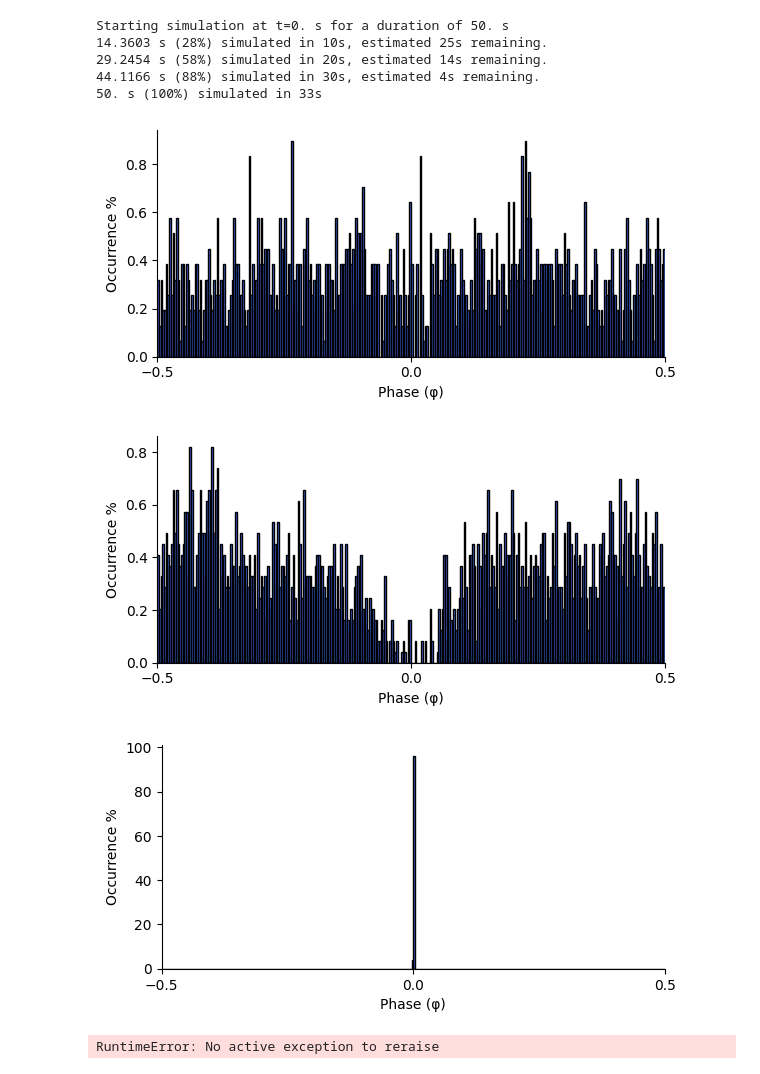
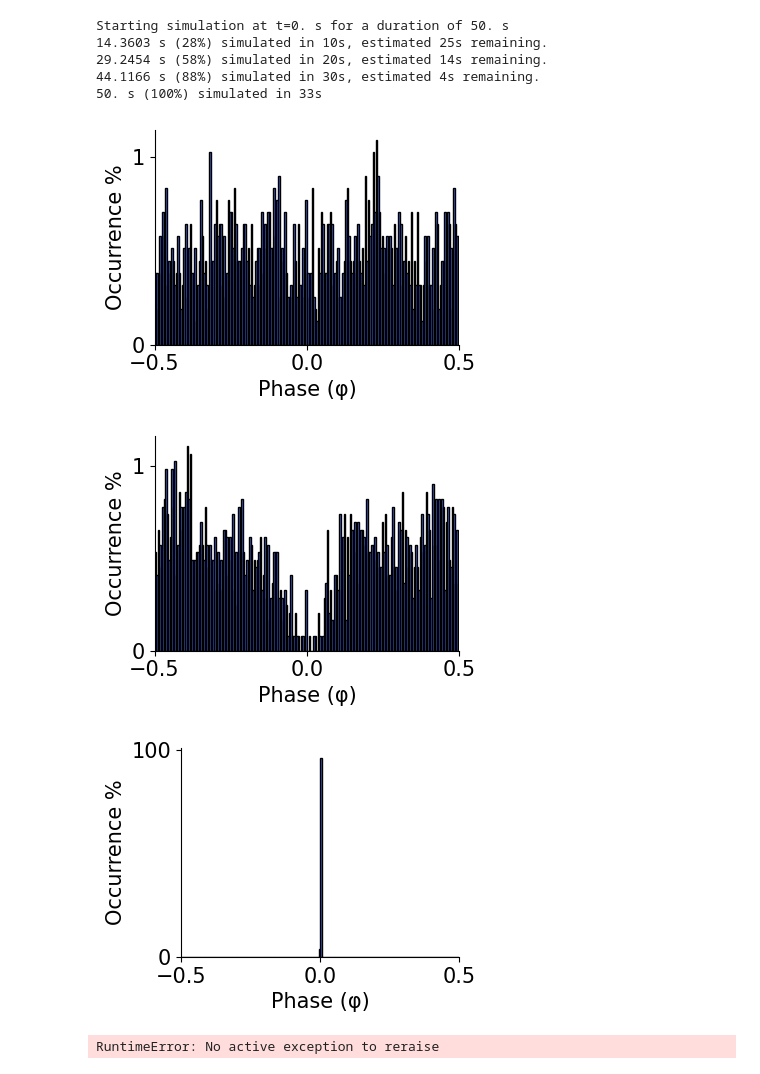
Before and after one commit to AtharvSuryawanshi/Desynchronizing-Neural-Circuits-using-gap-junctions, a Jupyter notebook: phase_histograms.ipynb, the cells around one changed output. Cells and saved outputs as stored; diff of their text form; code cells hidden in the pictures.

```diff
--- a/phase_histograms.ipynb
+++ b/phase_histograms.ipynb
@@ -81,19 +81,26 @@ def phase_histogram(SpM, idx_ref, idx_target, bins=30, ax=None, title=None):
 
     # --- Plotting ---
     if ax is None:
-        fig, ax = plt.subplots(figsize=(6, 3))
+        fig, ax = plt.subplots(figsize=(4, 3))
 
     counts, edges = np.histogram(phases, bins=bins, range=(-0.5, 0.5))
     counts = counts / counts.sum() * 100  # convert to percentage
 
     ax.bar((edges[:-1] + edges[1:]) / 2, counts, width=1/bins, color='royalblue', edgecolor='black')
-    ax.set_xlabel(f'Phase (φ)')
-    ax.set_ylabel('Occurrence %')
+    ax.set_xlabel(f'Phase (φ)', fontsize=15)
+    ax.set_ylabel('Occurrence %', fontsize=15)
     # set right and top spiine invisible
     ax.spines['right'].set_visible(False)
     ax.spines['top'].set_visible(False)
     ax.set_xlim(-0.5, 0.5)
     ax.set_xticks([-0.5, 0, 0.5])
+    # for y ticks only show first and last ticks
+    yticks = ax.get_yticks()
+    if len(yticks) > 2:
+        ax.set_yticks([yticks[0], yticks[-2]])
+
+    # increase ticks font size
+    ax.tick_params(axis='both', which='major', labelsize=15)
     # ax.grid(axis='y', linestyle='--', alpha=0.6)
     if title is not None:
         ax.set_title(title)
@@ -145,12 +152,12 @@ Starting simulation at t=0. s for a duration of 50. s
 # %%
 
 # Assuming SpM1 is your SpikeMonitor
 for SpM1, coupling in zip(spm_array, couplings):
-    phases = phase_histogram(SpM1, idx_ref=1, idx_target=4 ,bins = 300)
+    phases = phase_histogram(SpM1, idx_ref=1, idx_target=4 ,bins = 200)
 # %% [output]
-[figure, old version]
+[figure, new version]
-[figure, old version]
+[figure, new version]
-[figure, old version]
+[figure, new version]
 # %%
 raise
 # %% [output]
```
